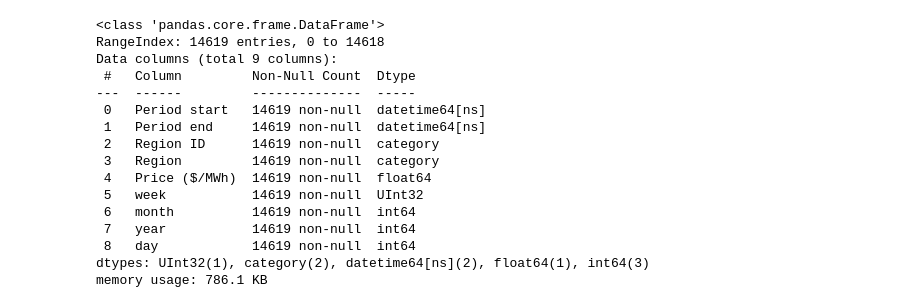
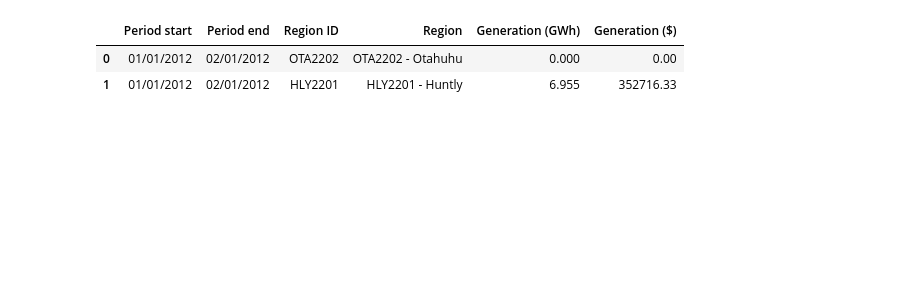
Before and after one commit to steve-dev90/seaborn_examples, a Jupyter notebook: seaborn.ipynb, the cells around one changed output. Cells and saved outputs as stored; diff of their text form; code cells hidden in the pictures; blank space fills up the shorter version.

```diff
--- a/seaborn.ipynb
+++ b/seaborn.ipynb
@@ -22,27 +35,25 @@ prices.info()
+# %%
+path = './generation_data'
+all_files = glob.glob(os.path.join(path, "*.csv"))
+df_from_each_file = (pd.read_csv(f, header=8) for f in all_files)
+generation = pd.concat(df_from_each_file, ignore_index=True)
+
+generation.head(2)
+# %% [output]
+|  | Period start | Period end | Region ID | Region | Generation (GWh) | Generation ($) |
+| 0 | 01/01/2012 | 02/01/2012 | OTA2202 | OTA2202 - Otahuhu | 0.000 | 0.00 |
+| 1 | 01/01/2012 | 02/01/2012 | HLY2201 | HLY2201 - Huntly | 6.955 | 352716.33 |
 # %%
-#Convert columns to useful pandas datatypes
-prices['Period start'] = pd.to_datetime(prices['Period start'],dayfirst=True )
-prices['Period end'] = pd.to_datetime(prices['Period end'],dayfirst=True )
+def data_clean(wholesale_df):
+  #Convert columns to useful pandas datatypes
+  wholesale_df['Period start'] = pd.to_datetime(wholesale_df['Period start'],dayfirst=True )
+  wholesale_df['Period end'] = pd.to_datetime(wholesale_df['Period end'],dayfirst=True )
+  wholesale_df = wholesale_df.astype({ \
+    'Region ID': 'category', \
+    'Region': 'category'})
+  wholesale_df['day'] = wholesale_df['Period start'].dt.day
+  wholesale_df['week'] = wholesale_df['Period start'].dt.isocalendar().week
+  wholesale_df['month'] = wholesale_df['Period start'].dt.month
+  wholesale_df['year'] = wholesale_df['Period start'].dt.year
 
-prices = prices.astype({ \
-  'Region ID': 'category', \
-  'Region': 'category'})
-
-prices.info()
+  return wholesale_df
-# %% [output]
-<class 'pandas.core.frame.DataFrame'>
-RangeIndex: 14619 entries, 0 to 14618
-Data columns (total 9 columns):
- #   Column         Non-Null Count  Dtype
----  ------         --------------  -----
- 0   Period start   14619 non-null  datetime64[ns]
- 1   Period end     14619 non-null  datetime64[ns]
- 2   Region ID      14619 non-null  category
- 3   Region         14619 non-null  category
- 4   Price ($/MWh)  14619 non-null  float64
- 5   week           14619 non-null  UInt32
- 6   month          14619 non-null  int64
- 7   year           14619 non-null  int64
- 8   day            14619 non-null  int64
-dtypes: UInt32(1), category(2), datetime64[ns](2), float64(1), int64(3)
-memory usage: 786.1 KB
```
Also changed, not shown: parts of 12 cells of this notebook, 2 other files.
